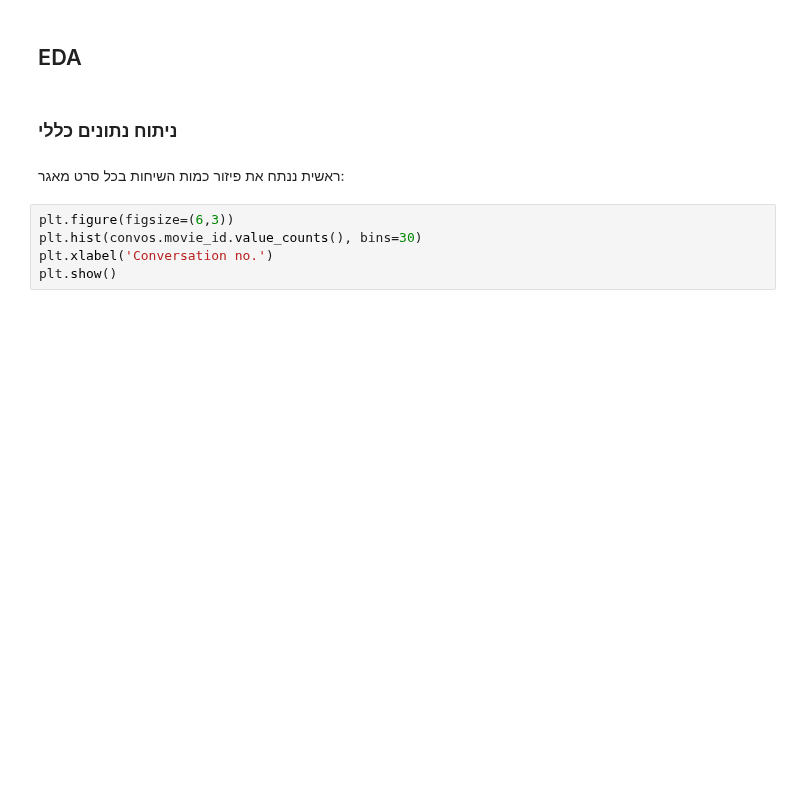
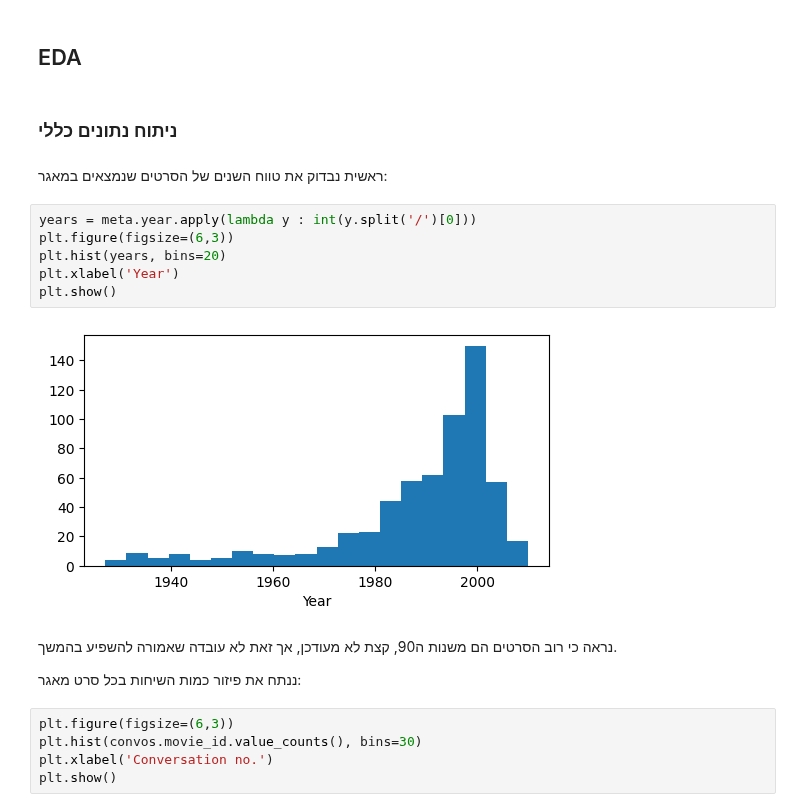
Before and after one commit to eitamyo/ou-workshop-project, a Jupyter notebook: sentimental-movie-classification.ipynb, the cells around one changed output. Saved outputs shown, nothing was run; the diff lists cells and outputs as text; blank space fills up the shorter version.

```diff
--- a/sentimental-movie-classification.ipynb
+++ b/sentimental-movie-classification.ipynb
@@ -141,8 +143,20 @@ You know what? I’m not having this conversation right now.
 ## EDA
 # %% [markdown]
 ### ניתוח נתונים כללי
+# %% [markdown]
+ראשית נבדוק את טווח השנים של הסרטים שנמצאים במאגר:
+# %%
+years = meta.year.apply(lambda y : int(y.split('/')[0]))
+plt.figure(figsize=(6,3))
+plt.hist(years, bins=20)
+plt.xlabel('Year')
+plt.show()
+# %% [output]
+[figure, added]
 # %% [markdown]
-ראשית ננתח את פיזור כמות השיחות בכל סרט מאגר:
+נראה כי רוב הסרטים הם משנות ה90, קצת לא מעודכן, אך זאת לא עובדה שאמורה להשפיע בהמשך.
+
+ננתח את פיזור כמות השיחות בכל סרט מאגר:
 # %%
 plt.figure(figsize=(6,3))
 plt.hist(convos.movie_id.value_counts(), bins=30)
```
Also changed, not shown: parts of 12 cells of this notebook.
